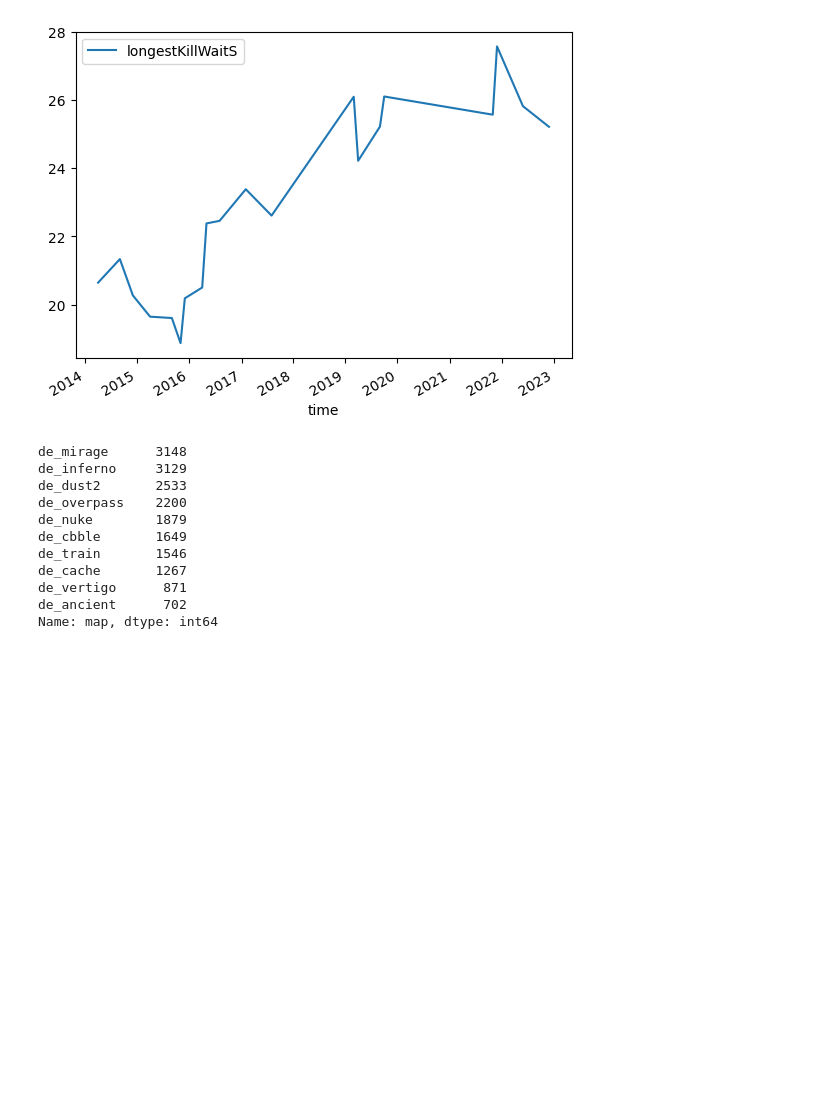
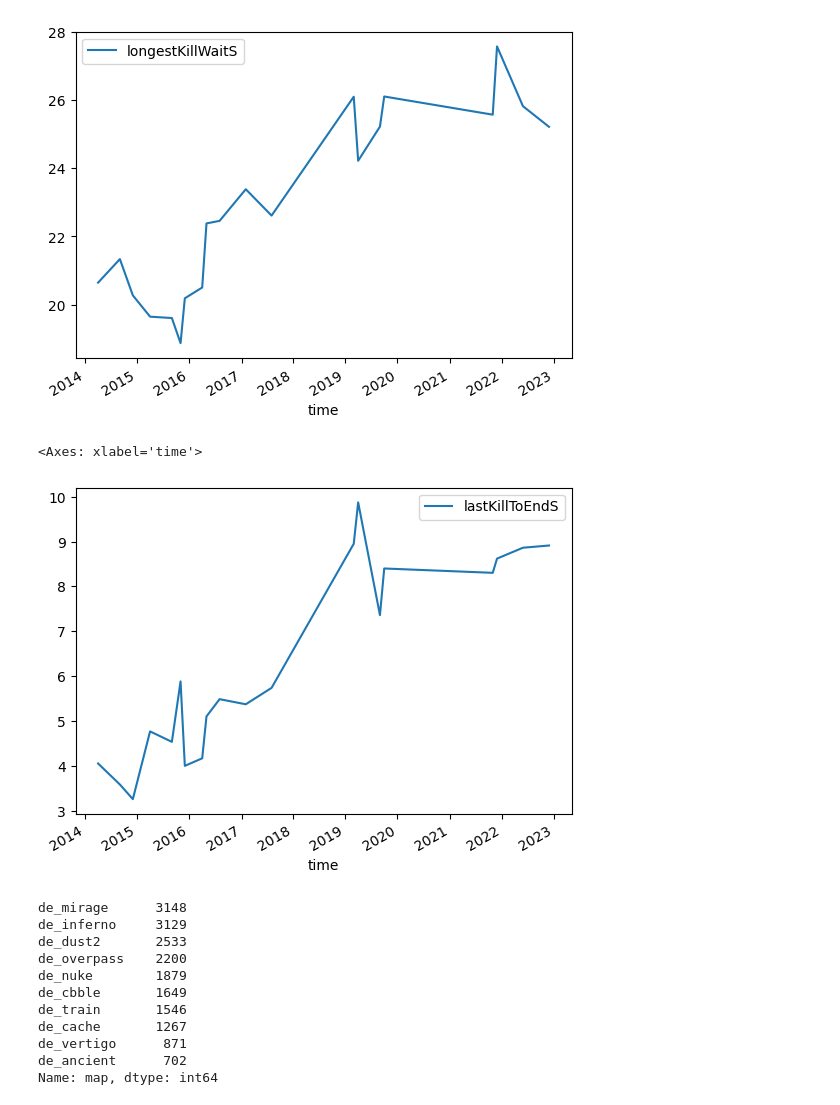
Before and after one commit to bevan-philip/have-cs-rounds-become-slower, a Jupyter notebook: analysis.ipynb, the cells around one changed output. Drawn from its saved outputs; the diff is of its cells as text; code cells hidden in the pictures; blank space fills up the shorter version.

```diff
--- a/analysis.ipynb
+++ b/analysis.ipynb
@@ -71,6 +72,11 @@ longestkill_plot.plot()
 # %% [output]
 <Axes: xlabel='time'>
 [figure]
+# %%
+monthly_average[['time', 'lastKillToEnd']].mean().dropna().plot()
+# %% [output]
+<Axes: xlabel='time'>
+[figure, added]
 # %%
 csgo_df["team_a_players_str"] = csgo_df.team_a_players.apply(lambda x: str(sorted(x[1:-1].split(','))))
 csgo_df["team_b_players_str"] = csgo_df.team_b_players.apply(lambda x: str(sorted(x[1:-1].split(','))))
```
Also changed, not shown: parts of 3 cells of this notebook.
